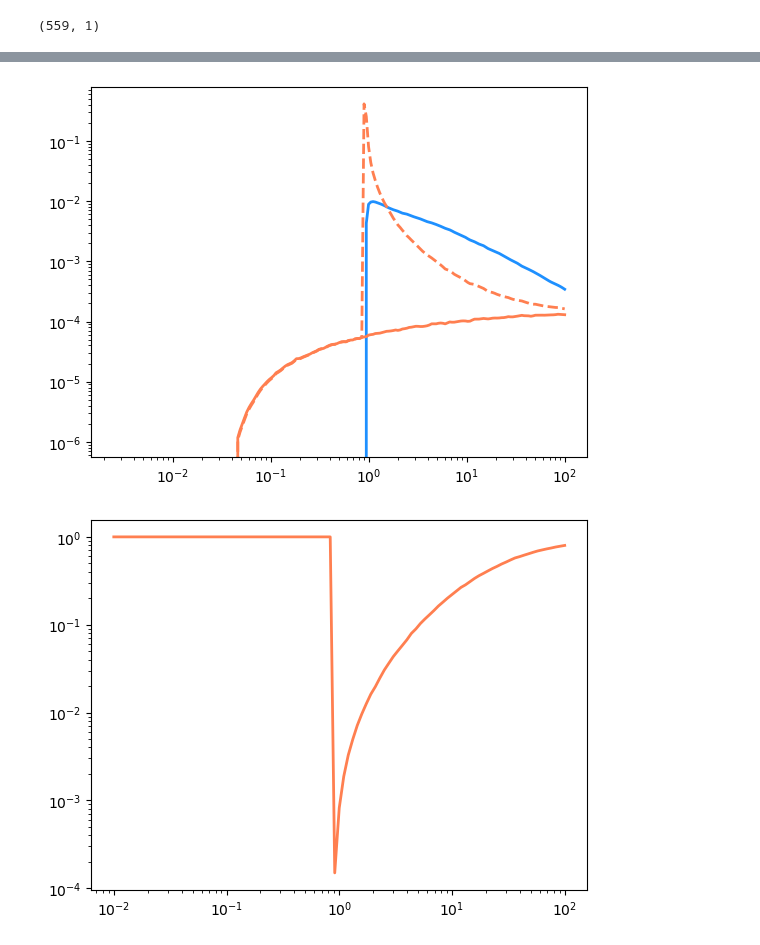
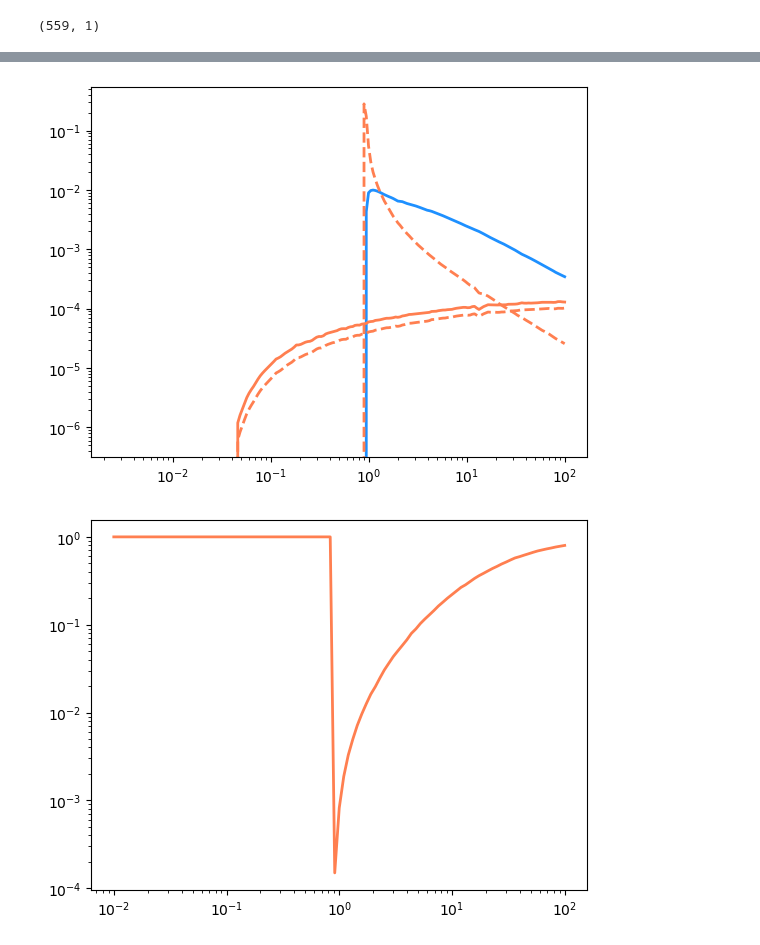
Before and after one commit to kjkellyphys/PETITE, a Jupyter notebook: examples/dark_shower.ipynb, the cells around one changed output, grey strips where cells are left out. Saved outputs shown, nothing was run; the diff lists cells and outputs as text; code cells hidden in the pictures.

```diff
--- a/examples/dark_shower.ipynb
+++ b/examples/dark_shower.ipynb
@@ -196,12 +200,13 @@ Text(0.5, 0, '$E_V\\ [\\mathrm{GeV}]$')
 # %%
 energyvec = np.logspace(-2.6, 2, 201)
-plt.plot(energyvec, [sGraphite.GetBSMWeights(22, ee) for ee in energyvec], lw=2, color='dodgerblue')
-plt.plot(energyvec, [sGraphite.GetBSMWeights(11, ee) for ee in energyvec], lw=2, color='coral')
-plt.plot(energyvec, [sGraphite.GetBSMWeights(-11, ee) for ee in energyvec], lw=2, ls='--', color='coral')
+plt.plot(energyvec, [sGraphite.GetBSMWeights(22, ee, "Comp") for ee in energyvec], lw=2, color='dodgerblue')
+plt.plot(energyvec, [sGraphite.GetBSMWeights(11, ee, "ExactBrem") for ee in energyvec], lw=2, color='coral')
+plt.plot(energyvec, [sGraphite.GetBSMWeights(-11, ee, "ExactBrem") for ee in energyvec], lw=2, ls='--', color='coral')
+plt.plot(energyvec, [sGraphite.GetBSMWeights(-11, ee, "Ann") for ee in energyvec], lw=2, ls='--', color='coral')
 plt.gca().set_xscale('log')
 plt.gca().set_yscale('log')
 # %% [output]
-[figure, old version]
+[figure, new version]
 # %%
 energyvec = np.logspace(-2., 2, 101)
 plt.plot(energyvec, [sGraphite.GetPositronDarkBF(ee) for ee in energyvec], lw=2, color='coral')
```
Also changed, not shown: parts of 2 cells of this notebook, 4 other files.
